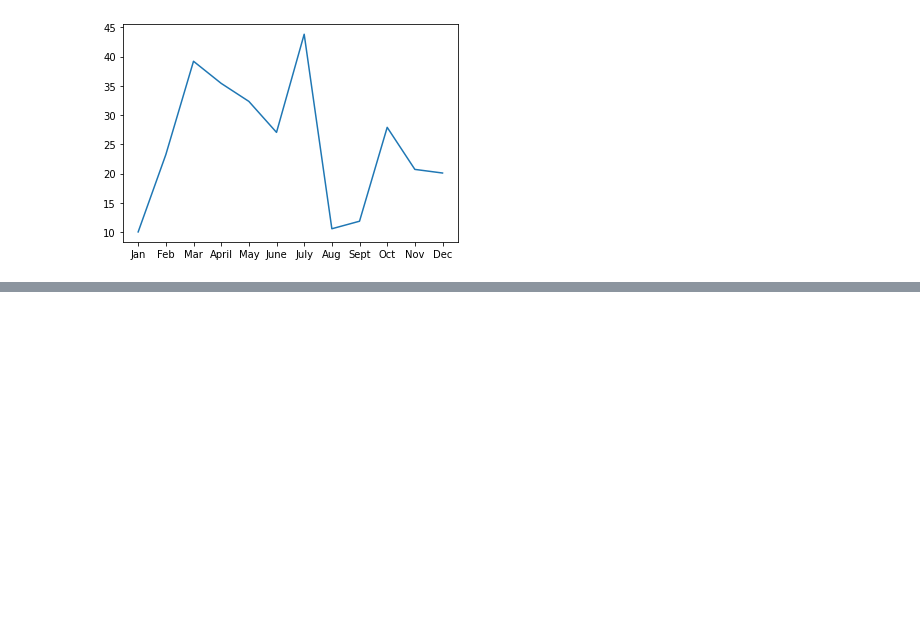
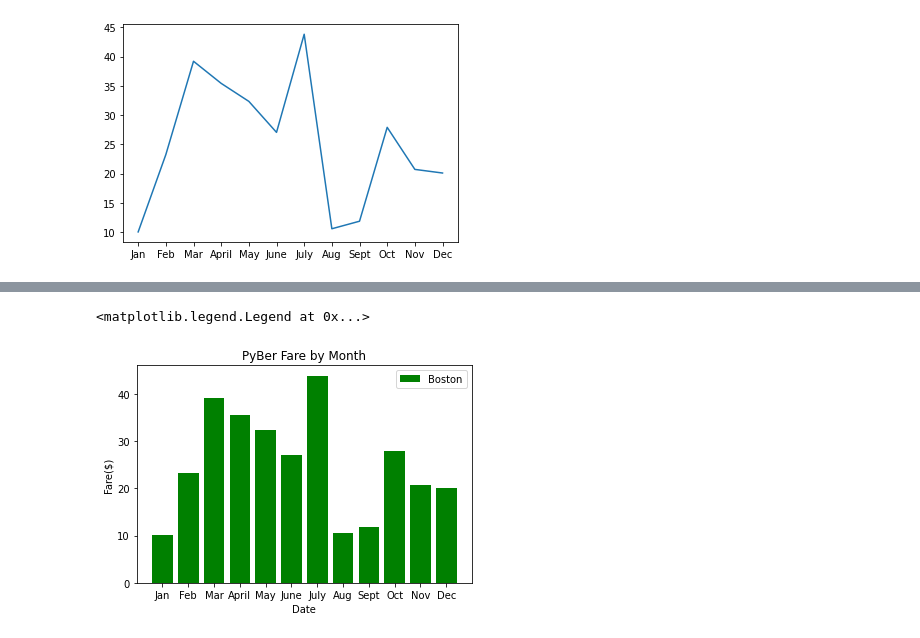
Before and after one commit to Redheadedmath/PyBer_Analysis, a Jupyter notebook: matplotlib_practice.ipynb, the cells around one changed output, grey strips where cells are left out. Cells and saved outputs as stored; diff of their text form; code cells hidden in the pictures; blank space fills up the shorter version.

```diff
--- a/matplotlib_practice.ipynb
+++ b/matplotlib_practice.ipynb
@@ -38,0 +74,10 @@ plt.show()
+# %%
+#creating the bar graph
+plt.bar(x_axis, y_axis, color="green", label='Boston')
+plt.xlabel("Date")
+plt.ylabel("Fare($)")
+plt.title("PyBer Fare by Month")
+plt.legend()
+# %% [output]
+<matplotlib.legend.Legend at 0x...>
+[figure, added]
```
Also changed, not shown: parts of 16 cells of this notebook, 6 other files.
